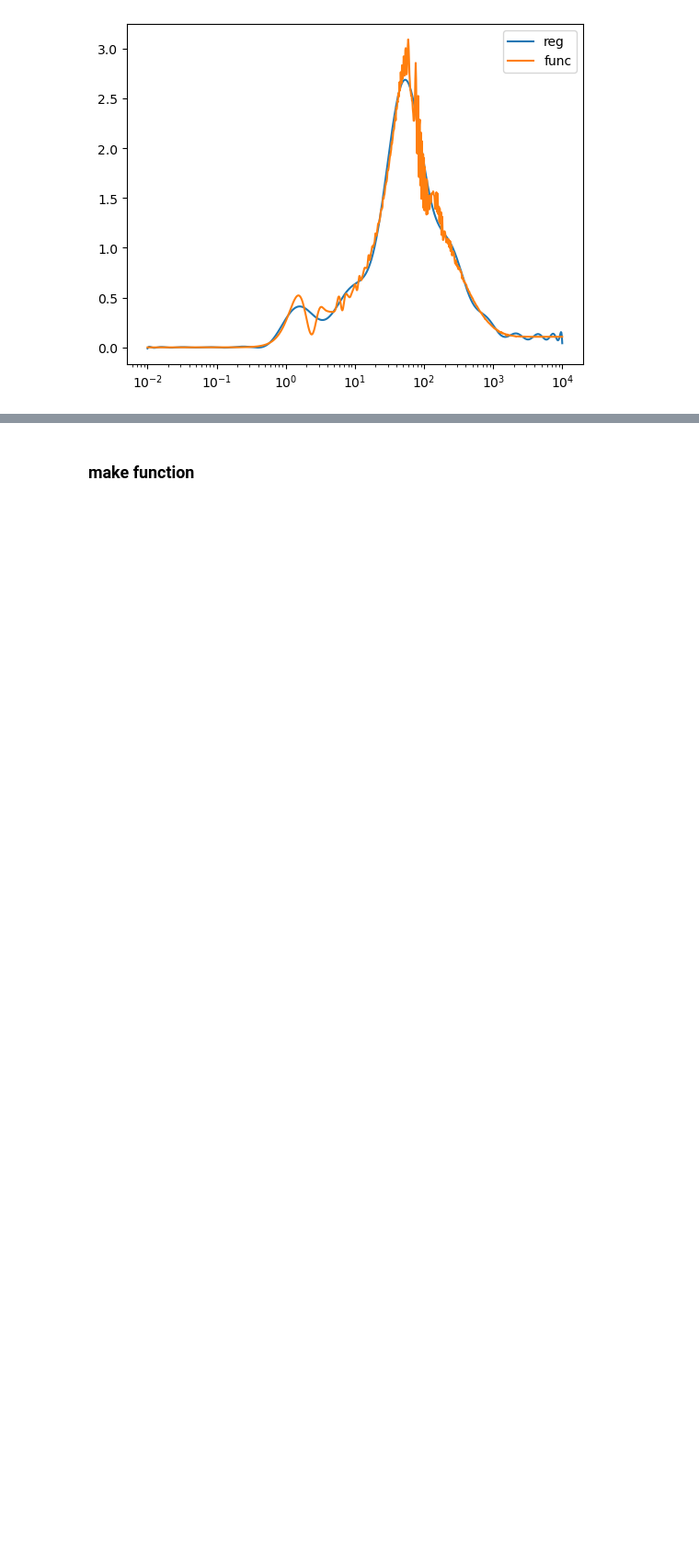
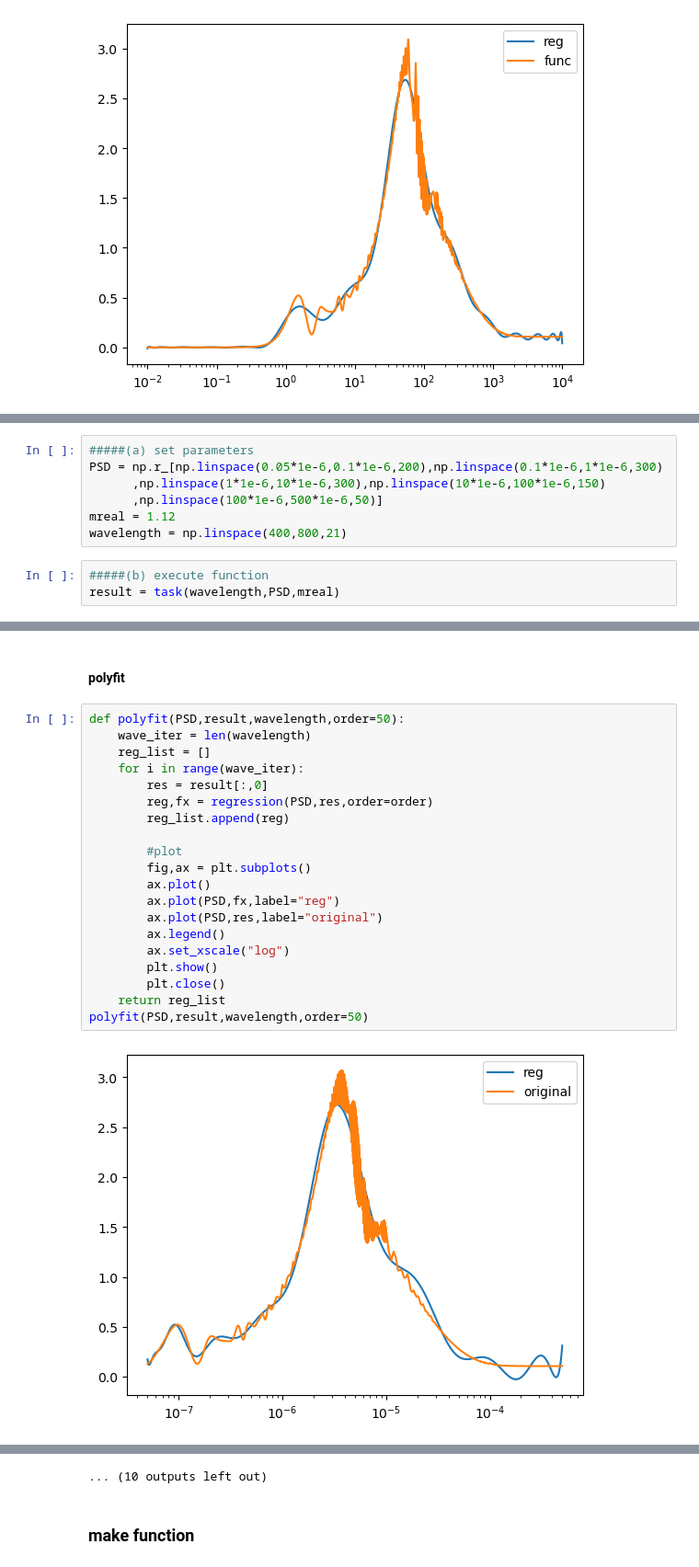
Before and after one commit to IshidaKota/MasterThesisWork, a Jupyter notebook: Github/BioOptical/src/Qbb_approximation.ipynb, the cells around one changed output, grey strips where cells are left out. Shown: that part at 92% size. Cells and saved outputs as stored; diff of their text form; blank space fills up the shorter version.

```diff
--- a/Github/BioOptical/src/Qbb_approximation.ipynb
+++ b/Github/BioOptical/src/Qbb_approximation.ipynb
@@ -101,0 +196,10 @@ plt.show()
+# %%
+#####(a) set parameters
+PSD = np.r_[np.linspace(0.05*1e-6,0.1*1e-6,200),np.linspace(0.1*1e-6,1*1e-6,300)
+      ,np.linspace(1*1e-6,10*1e-6,300),np.linspace(10*1e-6,100*1e-6,150)
+      ,np.linspace(100*1e-6,500*1e-6,50)]
+mreal = 1.12
+wavelength = np.linspace(400,800,21)
+# %%
+#####(b) execute function
+result = task(wavelength,PSD,mreal)
@@ -101,0 +216,24 @@ plt.show()
+# %% [markdown]
+#### polyfit
+# %%
+def polyfit(PSD,result,wavelength,order=50):
+    wave_iter = len(wavelength)
+    reg_list = []
+    for i in range(wave_iter):
+        res = result[:,0]
+        reg,fx = regression(PSD,res,order=order)
+        reg_list.append(reg)
+
+        #plot
+        fig,ax = plt.subplots()
+        ax.plot()
+        ax.plot(PSD,fx,label="reg")
+        ax.plot(PSD,res,label="original")
+        ax.legend()
+        ax.set_xscale("log")
+        plt.show()
+        plt.close()
+    return reg_list
+polyfit(PSD,result,wavelength,order=50)
+# %% [output]
+[figure, added]
@@ -102,3 +251,4 @@ plt.show()
+... (10 outputs left out)
 # %% [markdown]
 ### make function
 # %%
```
Also changed, not shown: parts of 10 cells of this notebook, 2 other files.
